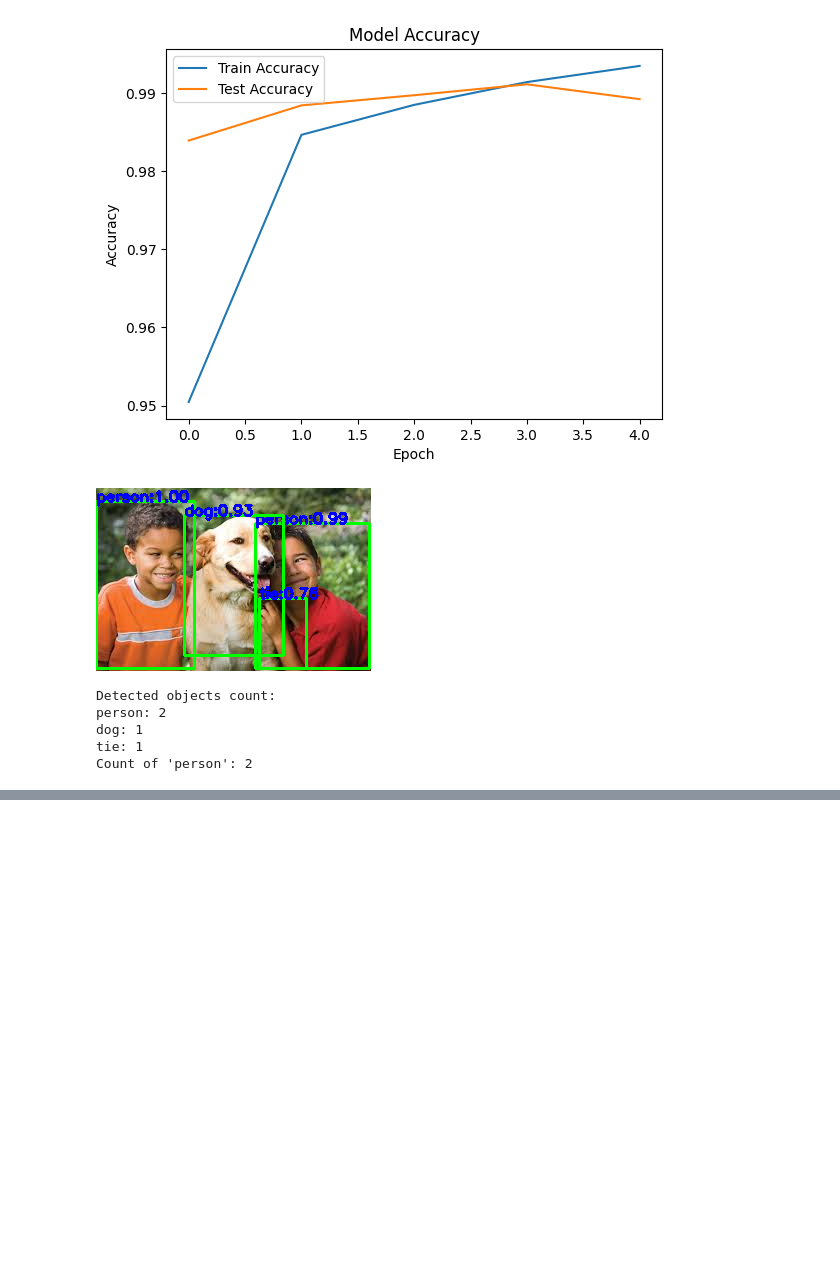
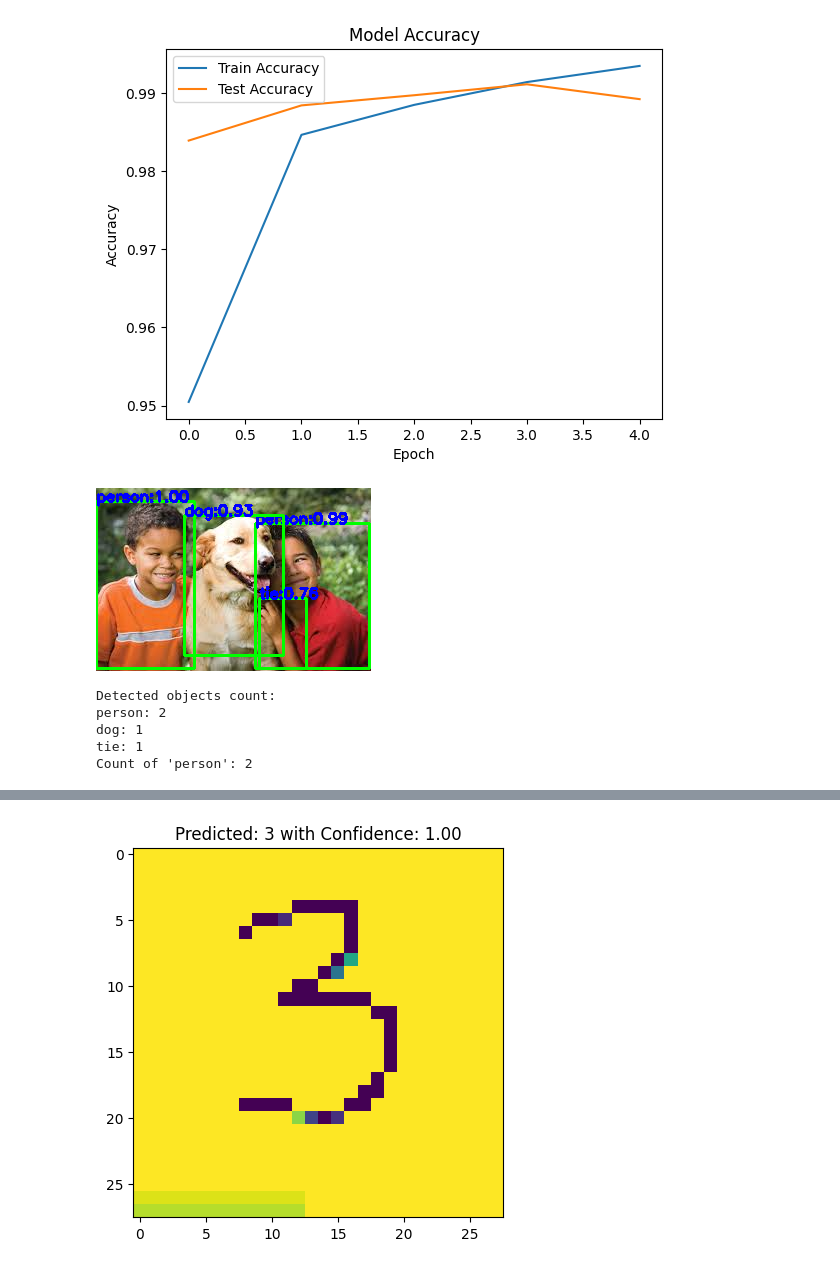
Before and after one commit to Nisarga253/Deep-Learning, a Jupyter notebook: MODIFICATIONS.ipynb, the cells around one changed output, grey strips where cells are left out. Saved outputs shown, nothing was run; the diff lists cells and outputs as text; code cells hidden in the pictures; blank space fills up the shorter version.

```diff
--- a/MODIFICATIONS.ipynb
+++ b/MODIFICATIONS.ipynb
@@ -321,3 +321,84 @@ person: 2
 dog: 1
 tie: 1
 Count of 'person': 2
+# %%
+import numpy as np
+import tensorflow as tf
+from tensorflow.keras.datasets import mnist
+from tensorflow.keras.models import Sequential
+from tensorflow.keras.layers import GRU, Dense, Flatten
+from tensorflow.keras.utils import to_categorical
+from tensorflow.keras.preprocessing import image
+import matplotlib.pyplot as plt
+from tensorflow.keras import backend as K
+
+# Load the MNIST dataset
+(x_train, y_train), (x_test, y_test) = mnist.load_data()
+
+# Normalize the images to the range [0, 1]
+x_train = x_train / 255.0
+x_test = x_test / 255.0
+
+# Convert labels to one-hot encoded format
+y_train = to_categorical(y_train, num_classes=10)
+y_test = to_categorical(y_test, num_classes=10)
+
+# Define the shape of the input
+timesteps = x_train.shape[1]  # 28 timesteps (height of the image)
+input_dim = x_train.shape[2]  # 28 input features (width of the image)
+
+# Build the model using GRU layer instead of SimpleRNN
+model = Sequential([
+    GRU(128, input_shape=(timesteps, input_dim), activation='relu'),  # GRU layer
+    Dense(64, activation='relu'),
+    Dense(10, activation='softmax')  # Output layer with 10 classes
+])
+
+# Compile the model
+model.compile(optimizer="adam", loss="categorical_crossentropy", metrics=["accuracy"])
+
+# Train the model
+model.fit(x_train, y_train, epochs=5, batch_size=64, validation_split=0.2)
+
+# Evaluate the model on the test data
+test_loss, test_accuracy = model.evaluate(x_test, y_test, verbose=2)
+
+# Print the test accuracy
+print(f"Test Accuracy: {test_accuracy:.2f}")
+
+# Save the trained model
+model.save("digit_recognition_model.h5")
+
+# Function to preprocess the input image for prediction
+def preprocess_image(img_path):
+    # Load the image file, resize it to 28x28 pixels, convert to grayscale and normalize
+    img = image.load_img(img_path, target_size=(28, 28), color_mode='grayscale')
+    img_array = image.img_to_array(img)
+    img_array = np.expand_dims(img_array, axis=0)  # Add batch dimension
+    img_array = img_array / 255.0  # Normalize to [0, 1]
+    return img_array
+
+# Function to predict the digit from the image
+def predict_digit(img_path):
+    img_array = preprocess_image(img_path)
+
+    # Predict the class
+    predictions = model.predict(img_array)
+    predicted_class = np.argmax(predictions)  # Get the predicted digit
+    predicted_probability = np.max(predictions)  # Get the prediction confidence
+
+    print(f"Predicted Digit: {predicted_class}")
+    print(f"Prediction Confidence: {predicted_probability:.2f}")
+
+    return predicted_class, predicted_probability
+
+# Example of using the function
+img_path = "/content/3.png"  # Update this with the correct path to your image
+predicted_digit, confidence = predict_digit(img_path)
+
+# Display the image
+img = image.load_img(img_path, target_size=(28, 28), color_mode='grayscale')
+plt.imshow(img)
+plt.title(f"Predicted: {predicted_digit} with Confidence: {confidence:.2f}")
+plt.show()
+# %% [output]
@@ -323,0 +421 @@ Count of 'person': 2
+[figure, added]
```
Also changed, not shown: parts of 1 cell of this notebook.
